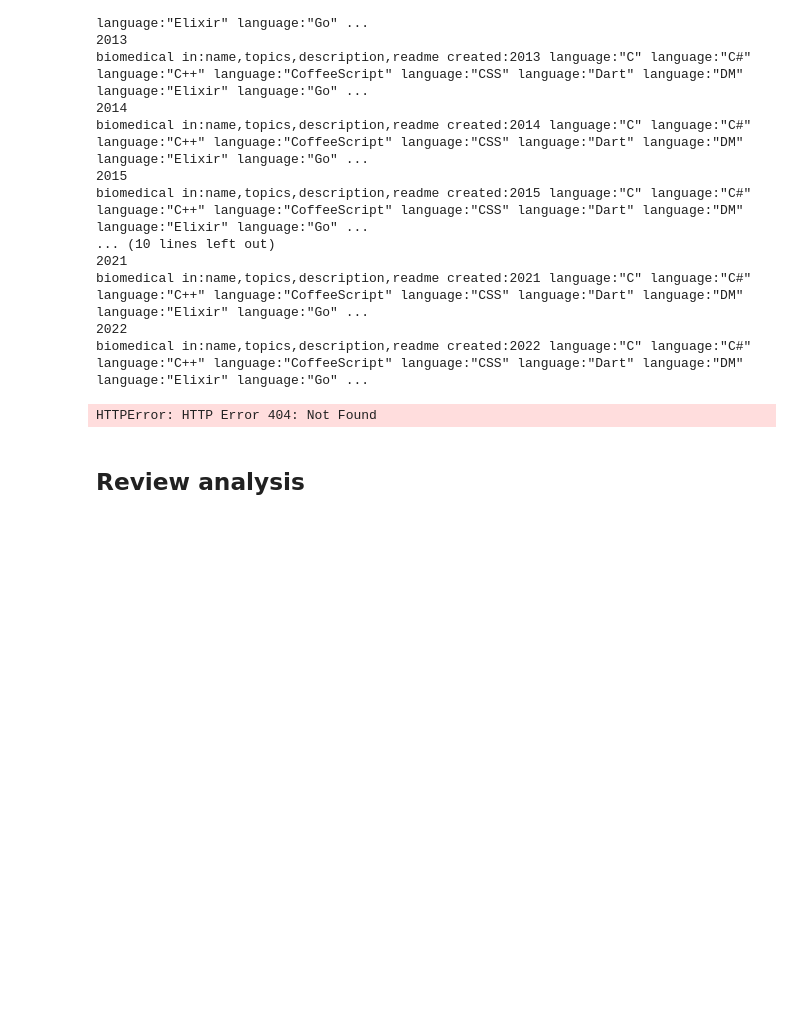
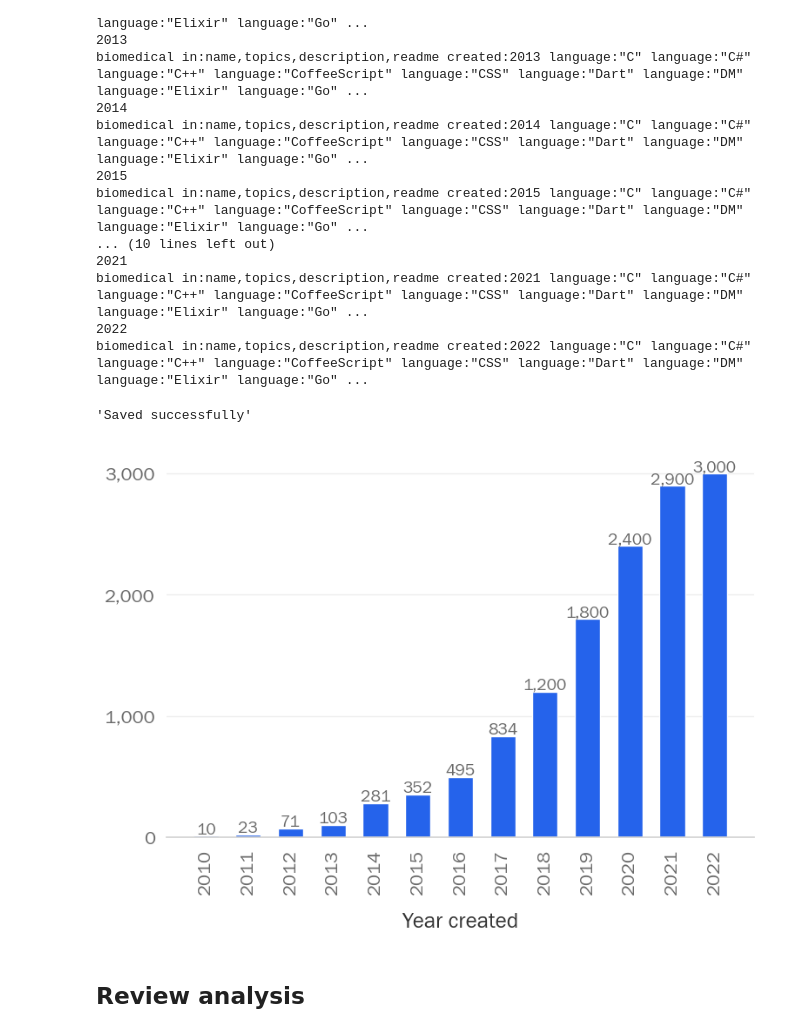
Before and after one commit to FAIR-BioRS/Code, a Jupyter notebook: main.ipynb, the cells around one changed output. Drawn from its saved outputs; the diff is of its cells as text; code cells hidden in the pictures; blank space fills up the shorter version.

Commit message:
fix: github repo count figure

```diff
--- a/main.ipynb
+++ b/main.ipynb
@@ -167,8 +168,9 @@ def generate_bar_plot(
         ax.text(
             xval + w / 2,
             yval + delta_y,
-            round(yval, 1),
+            f'{round(yval,1):,}',
             horizontalalignment="center",
+            fontsize = 14
         )
     if max_width_x_tick_labels:
         ax.set_xticklabels(
@@ -183,6 +185,7 @@ def generate_bar_plot(
     plt.yticks(fontsize=16)
     ax.spines["left"].set_visible(False)
     ax.set_xlabel(x_label, labelpad=15, color="#333333")
+    ax.yaxis.set_major_formatter(StrMethodFormatter('{x:,}'))
     plt.ylabel(y_label, fontsize=18)
     plt.title(
         title,
@@ -354,38 +360,41 @@ biomedical in:name,topics,description,readme created:2021 language:"C" language:
 biomedical in:name,topics,description,readme created:2022 language:"C" language:"C#" language:"C++" language:"CoffeeScript" language:"CSS" language:"Dart" language:"DM" language:"Elixir" language:"Go" ...
 # %%
 # visualize year-wise results
-github_input_file = "https://raw.githubusercontent.com/fairdataihub/FAIR-BioRS-code/main/input/github_biomedical_repo_count_yearwise.csv"
+github_input_file = "input/github_biomedical_repo_count_yearwise.csv"
 df = pd.read_csv(
     github_input_file
 )  # or use df = df_yearwise if not working from pre-saved results
 x = df["year"]
 y = df["count"]
 fig_width = 8
 fig_height = 6
 bar_width = 0.6
 delta_y = 20
 x_label = "Year created"
 y_label = ""
 max_width_x_tick_labels = ""
 y_ticks_increment = 1000
-title = "Number of repositories created on GitHub \n with 'biomedical' in the name, description, or readme"
+#title = "Number of new software repositories created on GitHub \n with 'biomedical' in the name, description, or readme"
+title = ""
 fig = generate_bar_plot(
     x,
     y,
     fig_width,
     fig_height,
     bar_width,
     delta_y,
     x_label,
     y_label,
     title,
     max_width_x_tick_labels,
     y_ticks_increment,
 )
 plot_name = "github-biomedical-repo-count-yearwise"
 save_image(fig, "output", plot_name, "png")
+save_image(fig, "output", plot_name, "pdf")
 # %% [output]
-HTTPError: HTTP Error 404: Not Found
+'Saved successfully'
+[figure, added]
 # %% [markdown]
 ## Review analysis
 # %%
```
Also changed, not shown: parts of 4 cells of this notebook, 3 other files.
